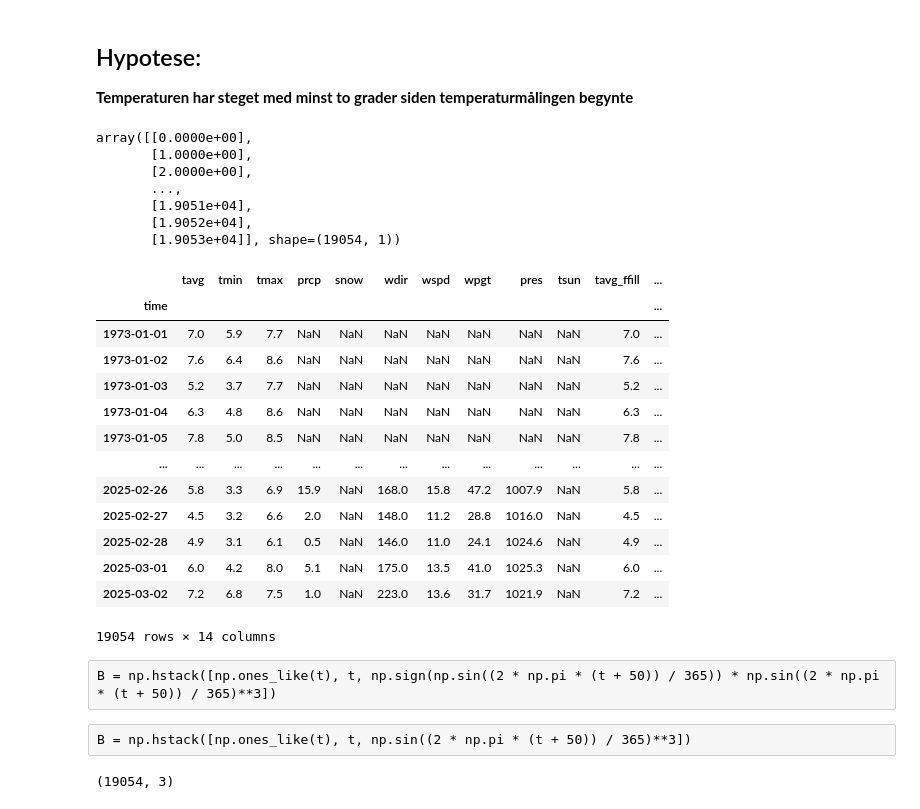
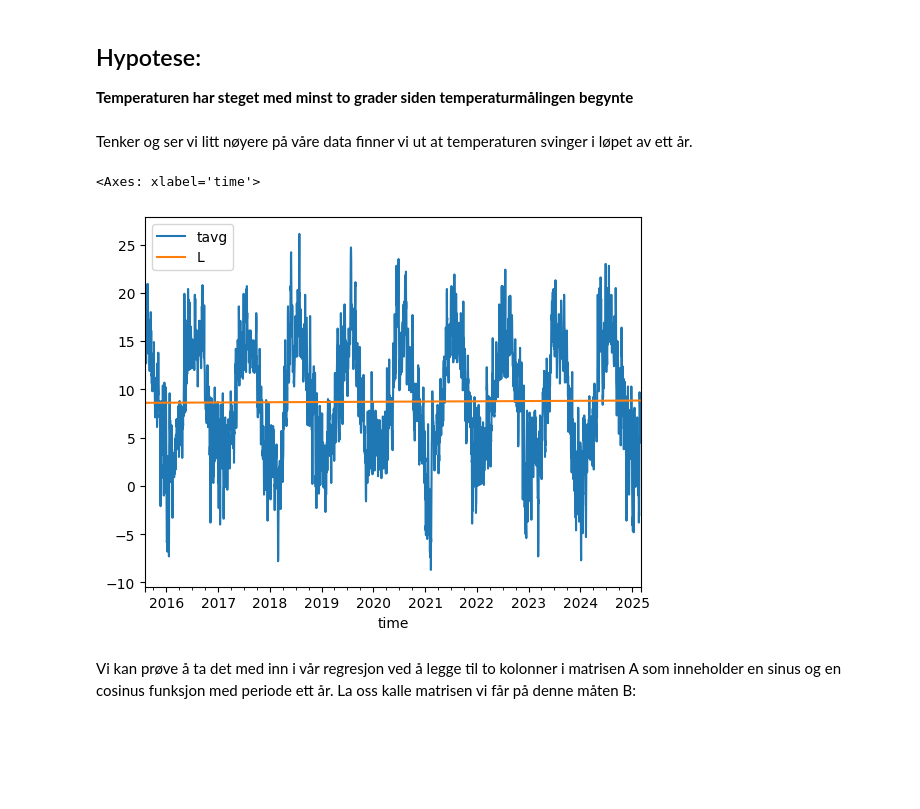
Before and after one commit to mbr085/V25MAT102, a Jupyter notebook: notebooks/uke10/lineærRegresjon.ipynb, the cells around one changed output. Drawn from its saved outputs; the diff is of its cells as text; code cells hidden in the pictures; blank space fills up the shorter version.

```diff
--- a/notebooks/uke10/lineærRegresjon.ipynb
+++ b/notebooks/uke10/lineærRegresjon.ipynb
@@ -310,31 +310,14 @@ data.plot(y=['Rolling_Mean_tavg', 'L'])
 ## Hypotese:
 
 **Temperaturen har steget med minst to grader siden temperaturmålingen begynte**
-# %%
-t
-# %% [output]
-array([[0.0000e+00],
-       [1.0000e+00],
-       [2.0000e+00],
-       ...,
-       [1.9051e+04],
-       [1.9052e+04],
-       [1.9053e+04]], shape=(19054, 1))
-# %%
-data
-# %% [output]
-|  | tavg | tmin | tmax | prcp | snow | wdir | wspd | wpgt | pres | tsun | tavg_ffill | ... |
-| time |  |  |  |  |  |  |  |  |  |  |  | ... |
-| 1973-01-01 | 7.0 | 5.9 | 7.7 | NaN | NaN | NaN | NaN | NaN | NaN | NaN | 7.0 | ... |
-| 1973-01-02 | 7.6 | 6.4 | 8.6 | NaN | NaN | NaN | NaN | NaN | NaN | NaN | 7.6 | ... |
-| 1973-01-03 | 5.2 | 3.7 | 7.7 | NaN | NaN | NaN | NaN | NaN | NaN | NaN | 5.2 | ... |
-| 1973-01-04 | 6.3 | 4.8 | 8.6 | NaN | NaN | NaN | NaN | NaN | NaN | NaN | 6.3 | ... |
-| 1973-01-05 | 7.8 | 5.0 | 8.5 | NaN | NaN | NaN | NaN | NaN | NaN | NaN | 7.8 | ... |
-| ... | ... | ... | ... | ... | ... | ... | ... | ... | ... | ... | ... | ... |
-| 2025-02-26 | 5.8 | 3.3 | 6.9 | 15.9 | NaN | 168.0 | 15.8 | 47.2 | 1007.9 | NaN | 5.8 | ... |
-| 2025-02-27 | 4.5 | 3.2 | 6.6 | 2.0 | NaN | 148.0 | 11.2 | 28.8 | 1016.0 | NaN | 4.5 | ... |
-| 2025-02-28 | 4.9 | 3.1 | 6.1 | 0.5 | NaN | 146.0 | 11.0 | 24.1 | 1024.6 | NaN | 4.9 | ... |
-| 2025-03-01 | 6.0 | 4.2 | 8.0 | 5.1 | NaN | 175.0 | 13.5 | 41.0 | 1025.3 | NaN | 6.0 | ... |
-| 2025-03-02 | 7.2 | 6.8 | 7.5 | 1.0 | NaN | 223.0 | 13.6 | 31.7 | 1021.9 | NaN | 7.2 | ... |
-19054 rows × 14 columns
+# %% [markdown]
+Tenker og ser vi litt nøyere på våre data finner vi ut at temperaturen svinger i løpet av ett år.
+# %%
+# Plotter daglige temperaturer og regresjonslinjen mot tid
+data.loc[end - timedelta(weeks=500): end].plot(y=['tavg', 'L'])
+# %% [output]
+<Axes: xlabel='time'>
+[figure, added]
+# %% [markdown]
+Vi kan prøve å ta det med inn i vår regresjon ved å legge til to kolonner i matrisen A som inneholder en sinus og en cosinus funksjon med periode ett år. La oss kalle matrisen vi får på denne måten B:
 # %%
@@ -342,8 +324,0 @@ B = np.hstack([np.ones_like(t), t, np.sin((2 * np.pi * (t + 50)) / 365)])
-# %% [raw]
-B = np.hstack([np.ones_like(t), t, np.sign(np.sin((2 * np.pi * (t + 50)) / 365)) * np.sin((2 * np.pi * (t + 50)) / 365)**3])
-# %% [raw]
-B = np.hstack([np.ones_like(t), t, np.sin((2 * np.pi * (t + 50)) / 365)**3])
-# %%
-B.shape
-# %% [output]
-(19054, 3)
```
Also changed, not shown: parts of 27 cells of this notebook, 1 other file.
